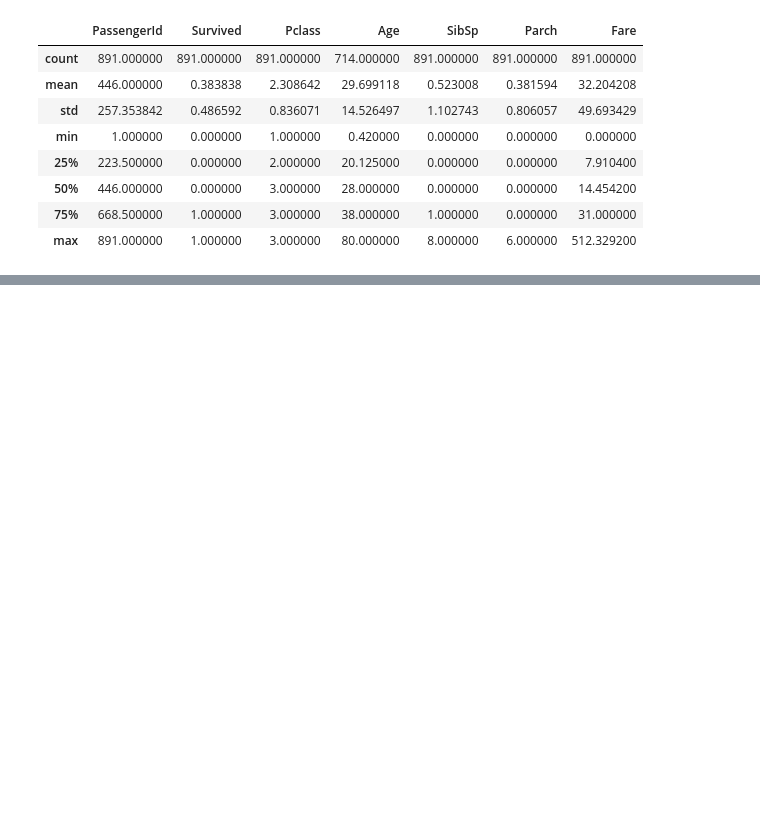
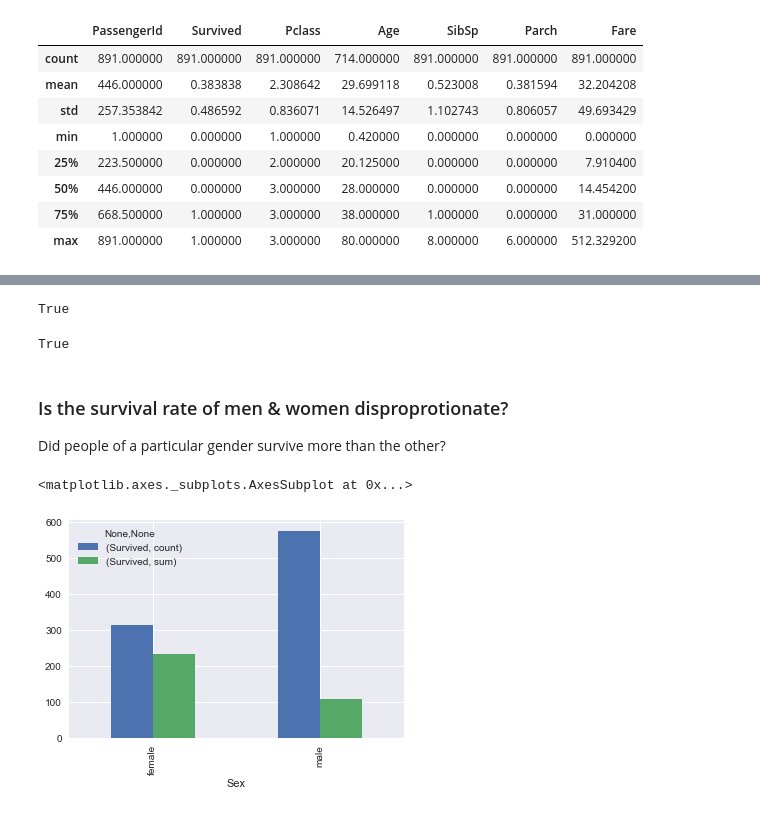
Before and after one commit to XCMer/DAND-Investigate-Dataset, a Jupyter notebook: Analysis.ipynb, the cells around one changed output, grey strips where cells are left out. Drawn from its saved outputs; the diff is of its cells as text; code cells hidden in the pictures; blank space fills up the shorter version.

```diff
--- a/Analysis.ipynb
+++ b/Analysis.ipynb
@@ -115,0 +69,2 @@ categorical_survival_histogram('Parch')
+# %%
+titanic['HasFamily'] = (titanic['SibSp'] > 0) | (titanic['Parch'] > 0)
@@ -115,0 +75,2 @@ categorical_survival_histogram('Parch')
+# %%
+titanic['IsPclassUpper'] = (titanic['Pclass'] == 1)
@@ -115,0 +96,17 @@ categorical_survival_histogram('Parch')
+# %%
+True == 1
+# %% [output]
+True
+# %%
+False == 0
+# %% [output]
+True
+# %% [markdown]
+### Is the survival rate of men & women disproprotionate?
+
+Did people of a particular gender survive more than the other?
+# %%
+titanic.groupby('Sex').agg({'Survived': ['count', 'sum']}).plot(kind='bar')
+# %% [output]
+<matplotlib.axes._subplots.AxesSubplot at 0x...>
+[figure, added]
```
Also changed, not shown: parts of 73 cells of this notebook, 3 other files.
